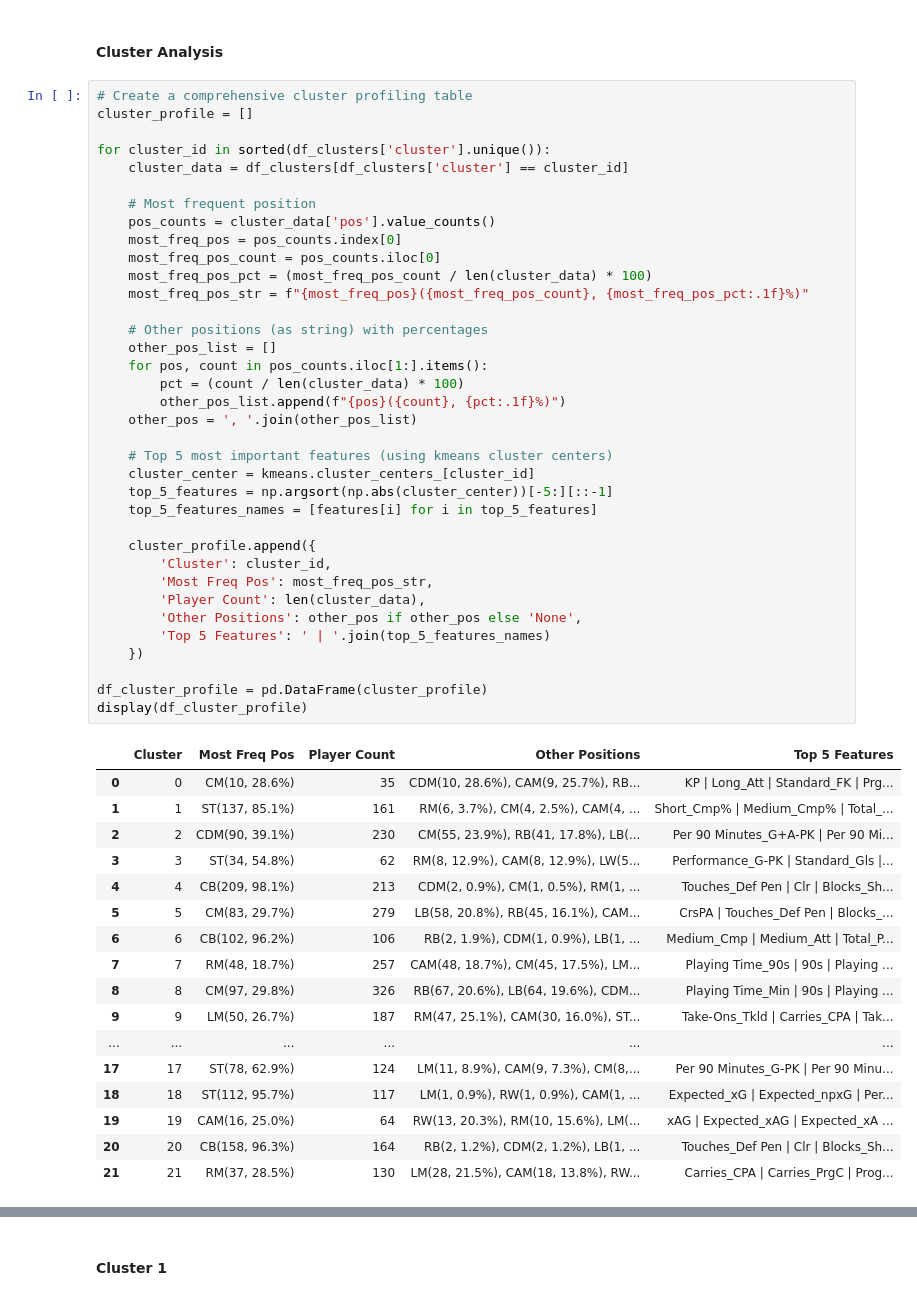
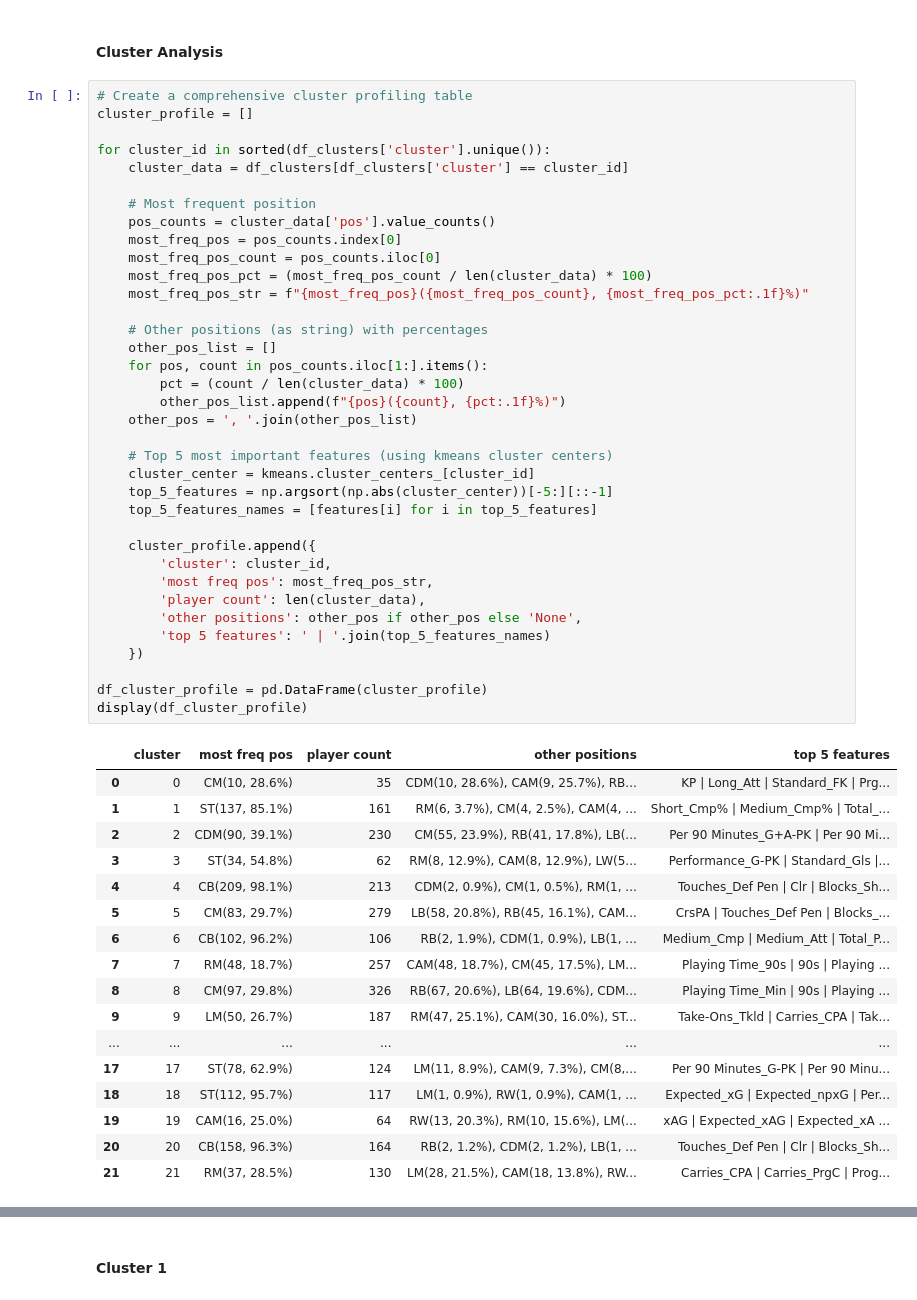
Before and after one commit to andreamurari/DataDriven_Soccer_Scouting, a Jupyter notebook: DataDriven_Soccer_Scouting.ipynb, the cells around one changed output, grey strips where cells are left out. Cells and saved outputs as stored; diff of their text form.

```diff
--- a/DataDriven_Soccer_Scouting.ipynb
+++ b/DataDriven_Soccer_Scouting.ipynb
@@ -959,39 +946,39 @@ Found 1703 players with an atypical tactical profile compared to their nominal r
 cluster_profile = []
 
 for cluster_id in sorted(df_clusters['cluster'].unique()):
     cluster_data = df_clusters[df_clusters['cluster'] == cluster_id]
 
     # Most frequent position
     pos_counts = cluster_data['pos'].value_counts()
     most_freq_pos = pos_counts.index[0]
     most_freq_pos_count = pos_counts.iloc[0]
     most_freq_pos_pct = (most_freq_pos_count / len(cluster_data) * 100)
     most_freq_pos_str = f"{most_freq_pos}({most_freq_pos_count}, {most_freq_pos_pct:.1f}%)"
 
     # Other positions (as string) with percentages
     other_pos_list = []
     for pos, count in pos_counts.iloc[1:].items():
         pct = (count / len(cluster_data) * 100)
         other_pos_list.append(f"{pos}({count}, {pct:.1f}%)")
     other_pos = ', '.join(other_pos_list)
 
     # Top 5 most important features (using kmeans cluster centers)
     cluster_center = kmeans.cluster_centers_[cluster_id]
     top_5_features = np.argsort(np.abs(cluster_center))[-5:][::-1]
     top_5_features_names = [features[i] for i in top_5_features]
 
     cluster_profile.append({
-        'Cluster': cluster_id,
-        'Most Freq Pos': most_freq_pos_str,
-        'Player Count': len(cluster_data),
-        'Other Positions': other_pos if other_pos else 'None',
-        'Top 5 Features': ' | '.join(top_5_features_names)
+        'cluster': cluster_id,
+        'most freq pos': most_freq_pos_str,
+        'player count': len(cluster_data),
+        'other positions': other_pos if other_pos else 'None',
+        'top 5 features': ' | '.join(top_5_features_names)
     })
 
 df_cluster_profile = pd.DataFrame(cluster_profile)
 display(df_cluster_profile)
 # %% [output]
-|  | Cluster | Most Freq Pos | Player Count | Other Positions | Top 5 Features |
+|  | cluster | most freq pos | player count | other positions | top 5 features |
 | 0 | 0 | CM(10, 28.6%) | 35 | CDM(10, 28.6%), CAM(9, 25.7%), RB... | KP | Long_Att | Standard_FK | Prg... |
 | 1 | 1 | ST(137, 85.1%) | 161 | RM(6, 3.7%), CM(4, 2.5%), CAM(4, ... | Short_Cmp% | Medium_Cmp% | Total_... |
 | 2 | 2 | CDM(90, 39.1%) | 230 | CM(55, 23.9%), RB(41, 17.8%), LB(... | Per 90 Minutes_G+A-PK | Per 90 Mi... |
```
Also changed, not shown: parts of 9 cells of this notebook.
